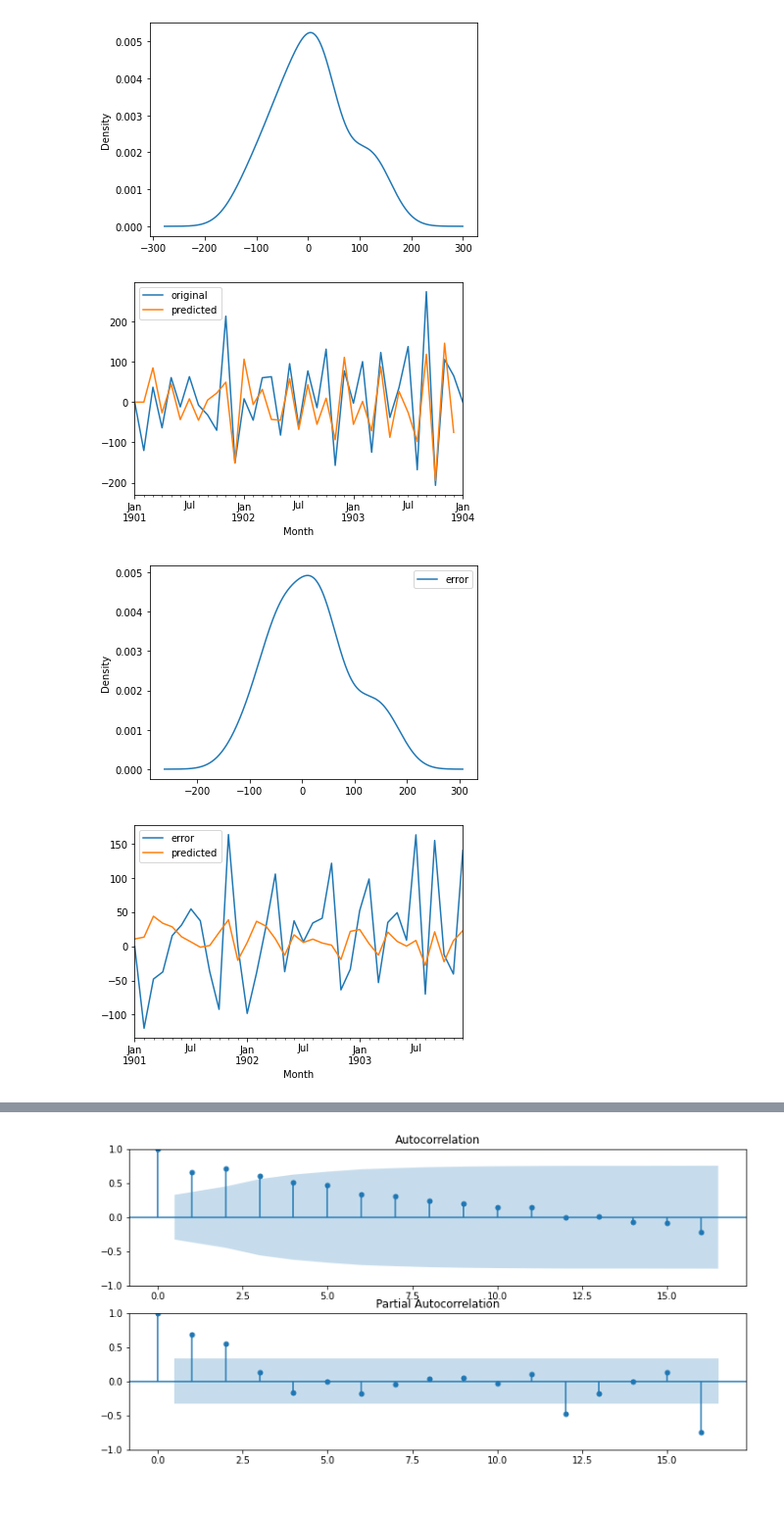
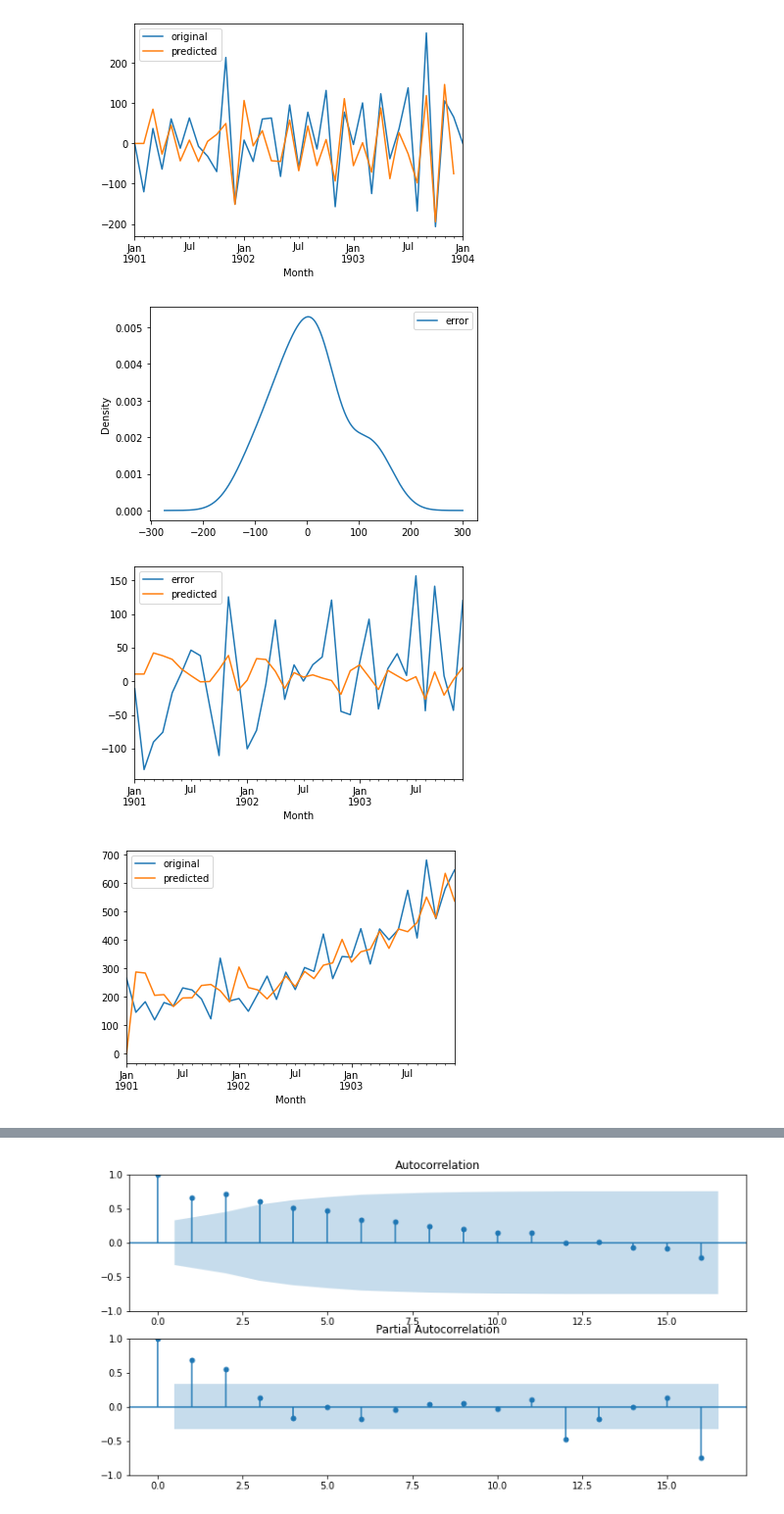
Before and after one commit to matt-juan23/time-series-forecasting, a Jupyter notebook: ARIMA.ipynb, the cells around one changed output, grey strips where cells are left out. Shown at 98% size. Saved outputs shown, nothing was run; the diff lists cells and outputs as text; code cells hidden in the pictures.

```diff
--- a/ARIMA.ipynb
+++ b/ARIMA.ipynb
@@ -82,7 +82,7 @@ def generate_MA(params, y, mu):
                 pred += params[i] * errors[t-i-1]
         preds.append(pred)
         errors.append(y[t] - pred)
-    errors = pd.Series(errors)
+    errors = pd.Series(errors, index=y.index)
     preds = pd.Series(preds, index=y.index)
     return errors, preds
 # %%
@@ -148,7 +148,8 @@ def myARIMA(data_series, p, d, q):
     data["AR_predicted"] = ar["predicted"]
 
     # Set up MA component with error terms
-    ma = pd.DataFrame((ar["original"].loc[data.index] - ar["predicted"].loc[data.index]).values, index=data_series.index, columns=["error"])
+    ma = pd.DataFrame(ar["original"] - ar["predicted"], index=data.index, columns=["original"])
+    ma["error"] = ma["original"]
     if q == 0:
         ma["predicted"] = 0
     else:
@@ -168,7 +169,7 @@ def myARIMA(data_series, p, d, q):
         # ma_coefs = lsq_linear(X, y).x
         # ma["predicted"] = X.dot(ma_coefs.T)
 
-        y = ar["original"] - ar["predicted"]
+        y = ma["original"]
         cons = [
             {
                 'type': 'ineq',
@@ -201,8 +202,7 @@ def myARIMA(data_series, p, d, q):
         # errors = pd.Series(errors, index=y.index)
         # preds = pd.Series(preds, index=y.index)
         ma["predicted"] = preds
-        errors.plot(kind="kde")
-        plt.show()
+        ma["error"] = errors
 
     data["MA_predicted"] = ma["predicted"]
 
@@ -262,12 +262,11 @@ def myARIMA(data_series, p, d, q):
     plt.show()
 
     ma[["error", "predicted"]].plot()
-    # ma[["original", "predicted"]].plot()
     plt.show()
 
     # forecast[["original", "forecast"]].plot(color=["C0", "green"])
     data[["original", "predicted"]].plot()
-    # plt.savefig(f"ARIMA_{p}{d}{q}", bbox_inches="tight")
+    # plt.savefig(f"forecast_ARIMA_{p}{d}{q}", bbox_inches="tight")
     plt.show()
 
     return forecast, ar_coefs, ma_coefs, ar, ma, mu, data
@@ -325,12 +324,12 @@ Warnings:
 # %%
-p, q = 1,1
+p, q = 1,2
 res, ar_coefs, ma_coefs, ar, ma, mu, poop = myARIMA(data, p,1,q)
 print("AR coefs:", ar_coefs)
 print("MA coefs:", ma_coefs)
 print("mu:", mu)
 print("AIC:", AIC(res['original'], res['predicted'], p, q))
 # %% [output]
-[figure, old version]
+[figure, new version]
-[figure, old version]
+[figure, new version]
-[figure, old version]
+[figure, new version]
-[figure, old version]
+[figure, new version]
```
Also changed, not shown: parts of 2 cells of this notebook, 2 other files.
